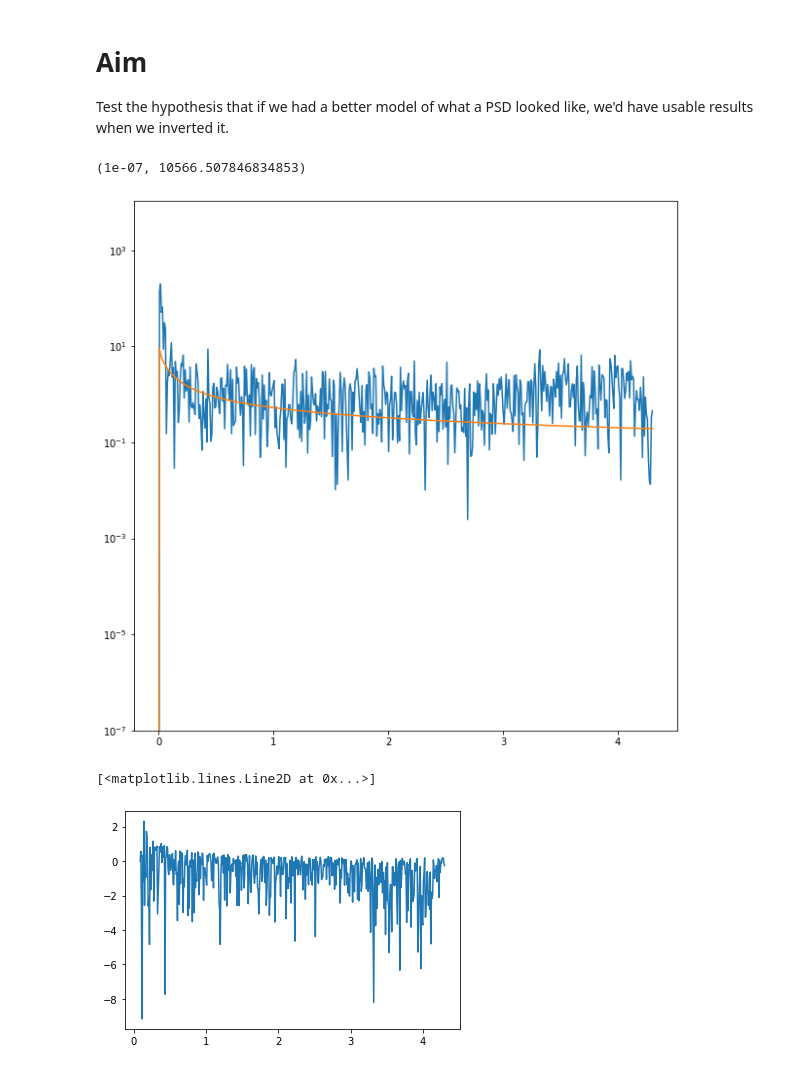
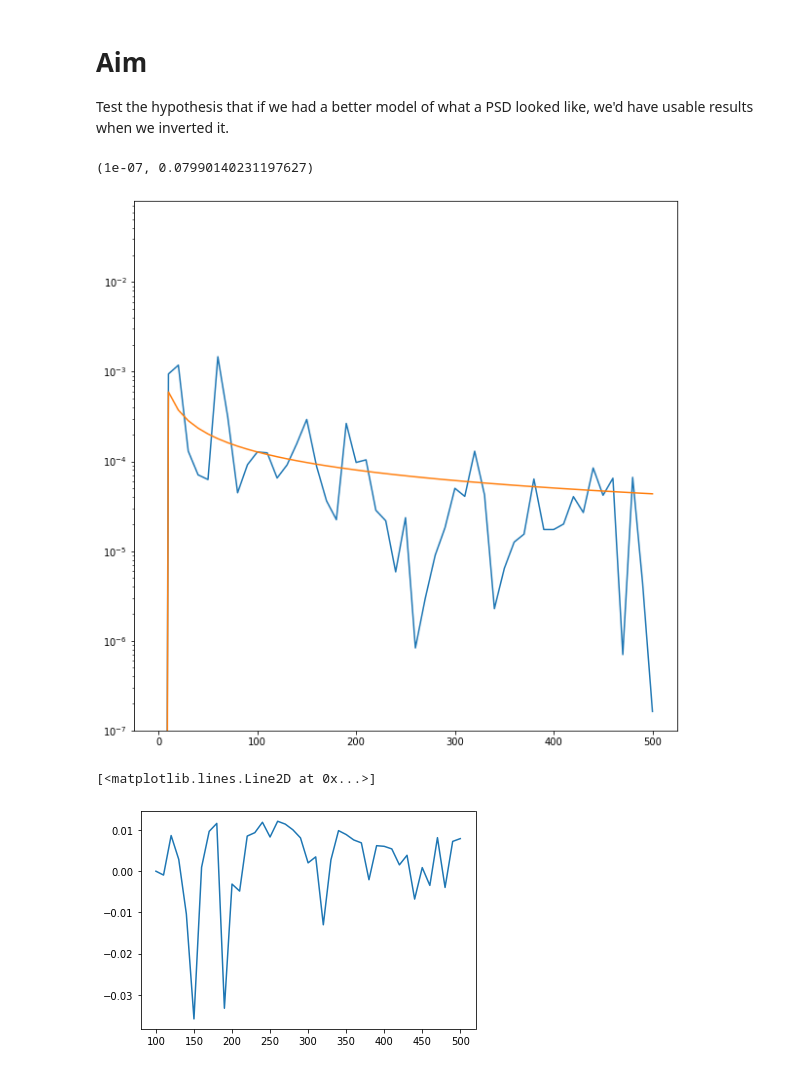
Before and after one commit to aditya-sengupta/tip-tilt-control, a Jupyter notebook: control/dev/impulse-filter-kalman-testing.ipynb, the cells around one changed output. Drawn from its saved outputs; the diff is of its cells as text; code cells hidden in the pictures.

```diff
--- a/control/dev/impulse-filter-kalman-testing.ipynb
+++ b/control/dev/impulse-filter-kalman-testing.ipynb
@@ -11,28 +11,29 @@ from matplotlib import pyplot as plt
 a = 1e-6
 fc = 0.1
 N = 250
-f_sampling = 8.6
-lim = 1000
+f_sampling = 1000
+lim = 100
 
-x_file = './roboao_tt/lx_all_library.txt'
-x_tt = np.genfromtxt(x_file).flatten()[:lim] * 0.0175797 * 2
+x_file = './turbulence.npy'
+x_tt = np.load(x_file)[:lim,0]
+#x_tt = np.genfromtxt(x_file).flatten()[:lim] * 0.0175797 * 2
 fxx, Pxx = signal.periodogram(x_tt, fs=f_sampling)
 # %%
 # first: the current model of a PSD
 # I'm going to plot each of these on top of the PSD of the Robo-AO data
 
-f = np.linspace(0, f_sampling/2, 501)
+f = np.linspace(0, f_sampling/2, lim//2 + 1)
 s = 1j*f
 xF = np.real(1/((s+a)**(1/3)*(s+fc)**(1/3)))
 xF[0] = Pxx[0]
 
 plt.figure(figsize=(10,10))
-plt.semilogy(fxx, Pxx * xF[10]/Pxx[10], label='Truth')
-plt.semilogy(f, xF, label='Model')
+plt.semilogy(fxx, Pxx, label='Truth')
+plt.semilogy(f, xF * Pxx[10]/xF[10], label='Model')
 plt.ylim(1e-7)
 # %% [output]
-(1e-07, 10566.507846834853)
+(1e-07, 0.07990140231197627)
-[figure, old version]
+[figure, new version]
 # %%
 # seems pretty decent, but lots of information is getting lost.
 # It looks sort of sinusoidal - let's try and fit one to it!
@@ -41,6 +42,6 @@ residual = xF - Pxx * xF[10]/Pxx[10]
 plt.plot(fxx[10:], residual[10:])
 # %% [output]
 [<matplotlib.lines.Line2D at 0x...>]
-[figure, old version]
+[figure, new version]
 # %%
 # the good thing about Robo-AO is there's no chance of vibration peaks: it's too slow
```
Also changed, not shown: parts of 1 cell of this notebook, 3 other files.
